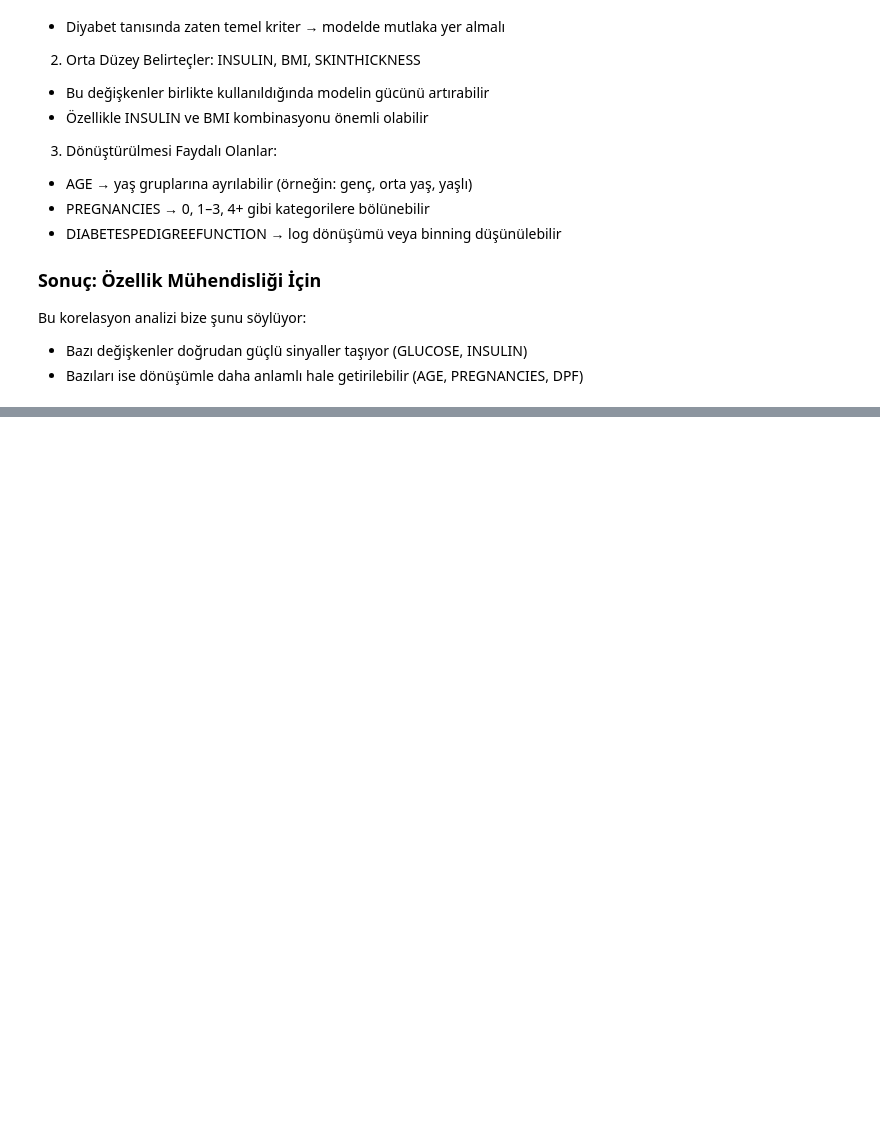
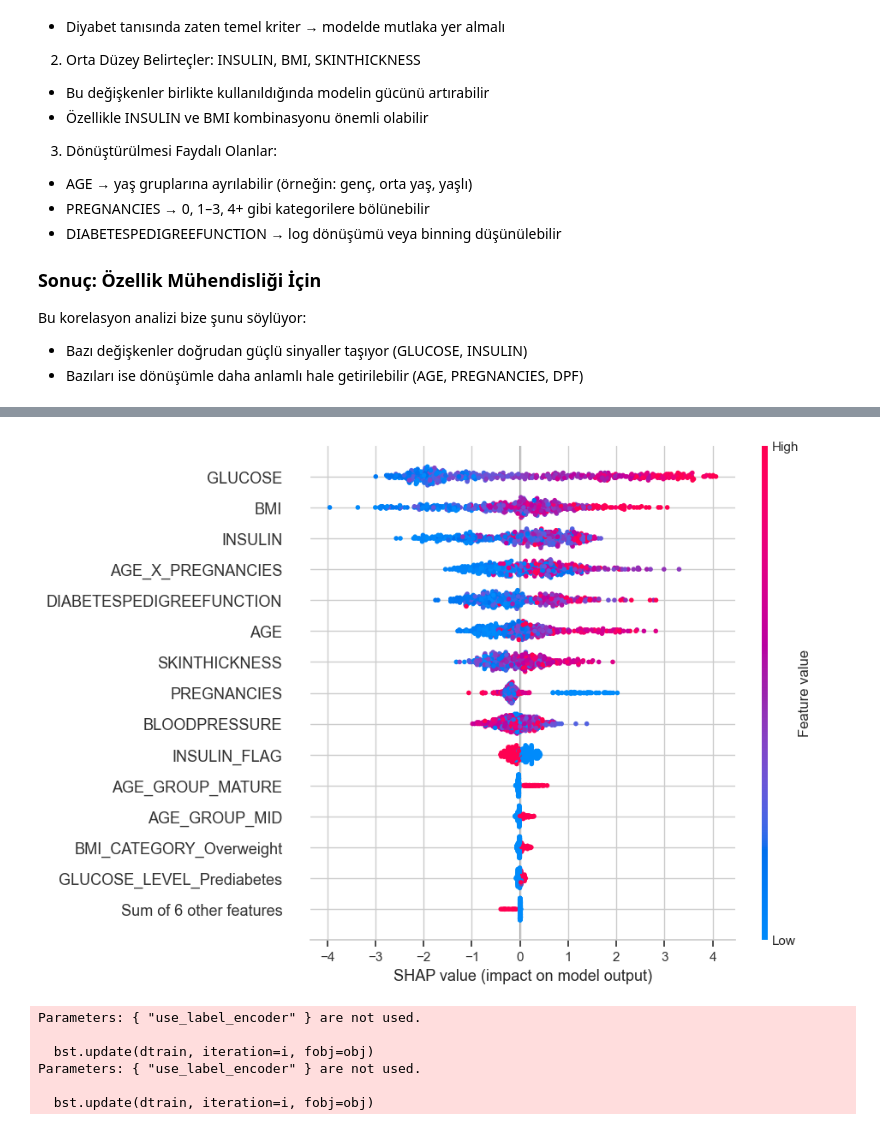
Before and after one commit to omeruncu/Diabetes-Detector, a Jupyter notebook: notebooks/01_eda.ipynb, the cells around one changed output, grey strips where cells are left out. Saved outputs shown, nothing was run; the diff lists cells and outputs as text; code cells hidden in the pictures; blank space fills up the shorter version.

```diff
--- a/notebooks/01_eda.ipynb
+++ b/notebooks/01_eda.ipynb
@@ -495,0 +680,8 @@ Bu korelasyon analizi bize şunu söylüyor:
+# %%
+# SHAP explainer
+explainer = shap.Explainer(xgb_model, X_train)
+shap_values = explainer(X_train)
+# %%
+shap.plots.beeswarm(shap_values, max_display=15)
+# %% [output]
+[figure, added]
@@ -495,0 +691,9 @@ Bu korelasyon analizi bize şunu söylüyor:
+# %%
+results_reduced, models_reduced, X_trains_reduced = evaluate_models_on_balanced_and_unbalanced(df_reduced)
+# %% [output]
+Parameters: { "use_label_encoder" } are not used.
+
+  bst.update(dtrain, iteration=i, fobj=obj)
+Parameters: { "use_label_encoder" } are not used.
+
+  bst.update(dtrain, iteration=i, fobj=obj)
```
Also changed, not shown: parts of 45 cells of this notebook, 5 other files.
